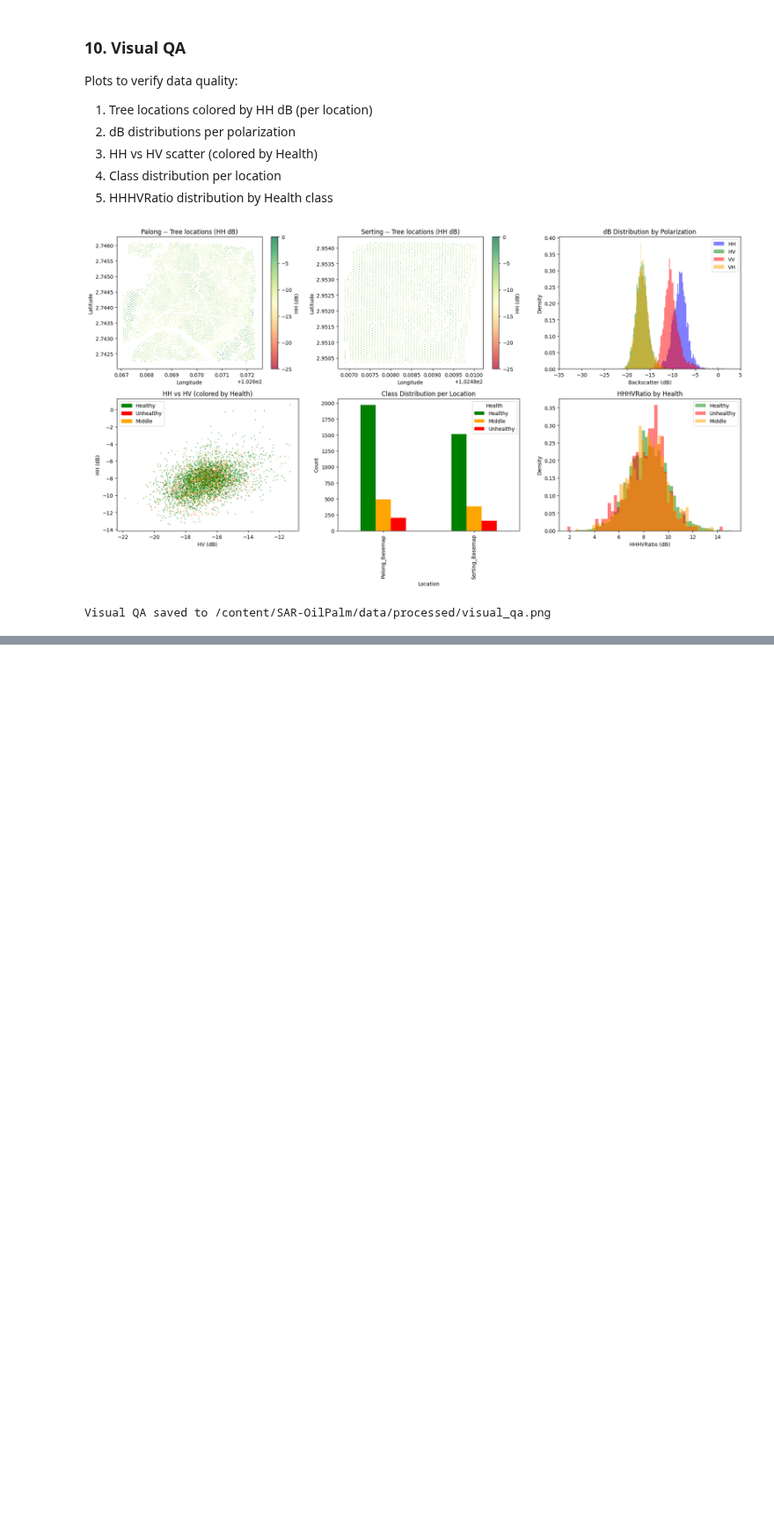
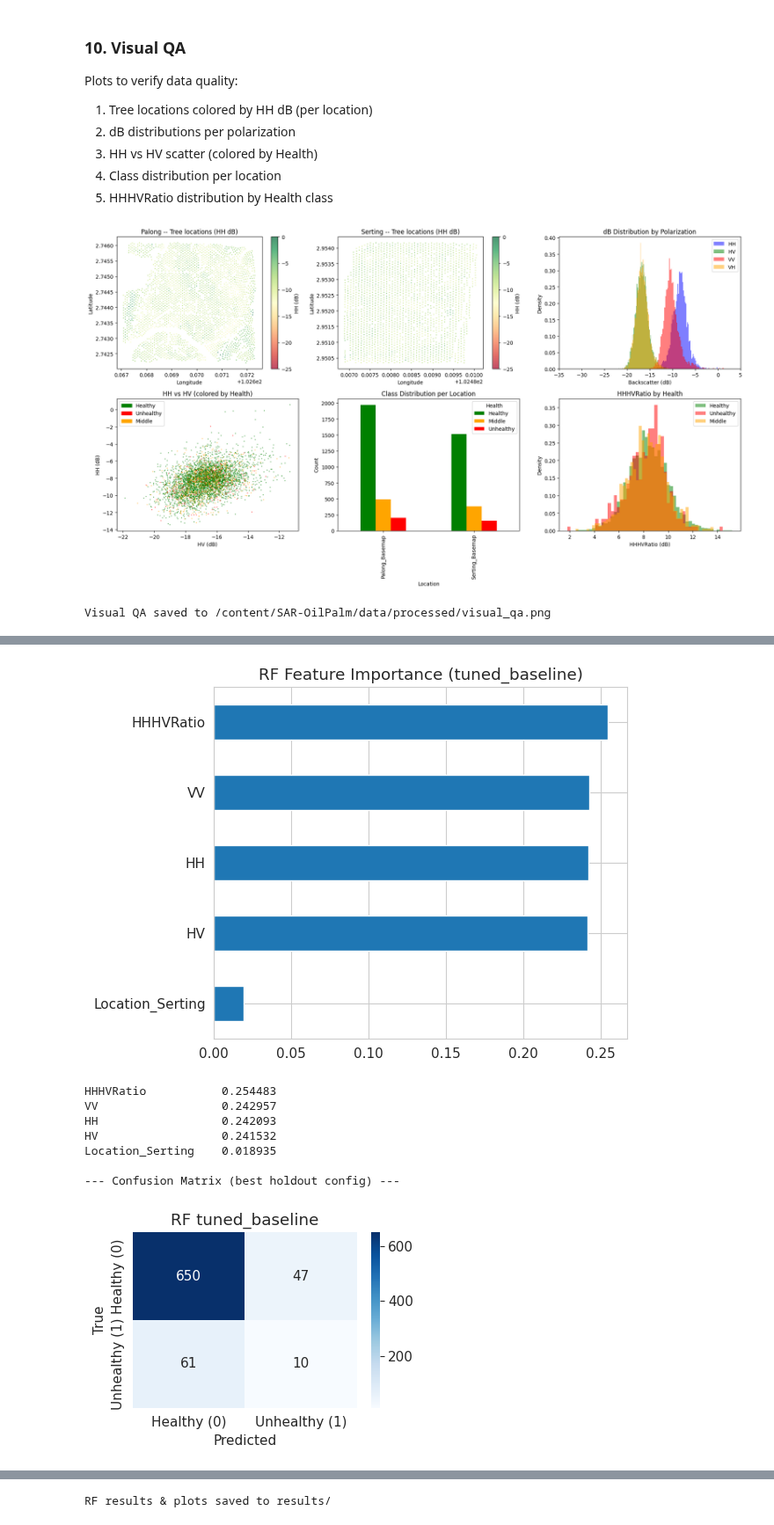
Before and after one commit to Leejames2305/SAR-OilPalm-Detection, a Jupyter notebook: main.ipynb, the cells around one changed output, grey strips where cells are left out. Shown at 88% size. Drawn from its saved outputs; the diff is of its cells as text; code cells hidden in the pictures; blank space fills up the shorter version.

```diff
--- a/main.ipynb
+++ b/main.ipynb
@@ -878,0 +935,14 @@ Visual QA saved to /content/SAR-OilPalm/data/processed/visual_qa.png
+# %%
+from sklearn.model_selection import train_test_split
+
+TEST_SIZE = 0.2
+
+X_train, X_test, y_train, y_test = train_test_split(
+    X, y, test_size=TEST_SIZE, random_state=RANDOM_STATE, stratify=y
+)
+
+print(f"=== Hold-out Split (80:20, stratified) ===")
+print(f"Train: {X_train.shape[0]} samples")
+print(f"  Healthy={sum(y_train==0)}, Unhealthy={sum(y_train==1)}, ratio={sum(y_train==0)/max(sum(y_train==1),1):.1f}:1")
+print(f"Test:  {X_test.shape[0]} samples")
+print(f"  Healthy={sum(y_test==0)}, Unhealthy={sum(y_test==1)}, ratio={sum(y_test==0)/max(sum(y_test==1),1):.1f}:1")
@@ -878,0 +1341,55 @@ Visual QA saved to /content/SAR-OilPalm/data/processed/visual_qa.png
+# %%
+# -- RF Results Table --
+DISPLAY = ['roc_auc', 'pr_auc', 'f1_binary', 'f1_macro', 'balanced_accuracy',
+           'recall', 'precision', 'runtime_train_s']
+
+print("=" * 90)
+print("                   RANDOM FOREST RESULTS")
+print("=" * 90)
+
+rf_hold = pd.read_csv(f"{RESULTS_DIR}/rf_holdout.csv")
+print("\n--- Hold-out ---")
+print(rf_hold[['config'] + [c for c in DISPLAY if c in rf_hold.columns]].to_string(index=False))
+
+rf_cv = pd.read_csv(f"{RESULTS_DIR}/rf_cv.csv")
+score_cols = [c for c in DISPLAY if c in rf_cv.columns]
+cv_agg = rf_cv.groupby('config')[score_cols].agg(['mean', 'std'])
+print("\n--- CV (mean \u00b1 std, 15 folds) ---")
+for cfg in cv_agg.index:
+    print(f"\n  [{cfg}]")
+    for col in score_cols:
+        print(f"    {col}: {cv_agg.loc[cfg, (col, 'mean')]:.4f} \u00b1 {cv_agg.loc[cfg, (col, 'std')]:.4f}")
+
+# Feature Importance from best model (by holdout ROC-AUC)
+print("\n--- Feature Importance (best holdout config) ---")
+best_cfg = rf_hold.sort_values('roc_auc', ascending=False).iloc[0]['config']
+best_pipe = rf_gs.best_estimator_  # fitted tuned model
+importances = pd.Series(best_pipe.feature_importances_, index=feature_names)
+importances.sort_values().plot(kind='barh', title=f'RF Feature Importance ({best_cfg})')
+plt.tight_layout()
+plt.savefig(f"{PLOTS_DIR}/rf_feature_importance.png", dpi=150, bbox_inches='tight')
+plt.show()
+print(importances.sort_values(ascending=False).to_string())
+
+print("\n--- Confusion Matrix (best holdout config) ---")
+best_row = rf_hold[rf_hold['config'] == best_cfg].iloc[0]
+cm = [[best_row['tn'], best_row['fp']],
+      [best_row['fn'], best_row['tp']]]
+fig, ax = plt.subplots(figsize=(4, 3))
+plot_confusion_matrix(cm, f'RF {best_cfg}', ax)
+plt.tight_layout()
+plt.savefig(f"{PLOTS_DIR}/rf_confusion_{best_cfg}.png", dpi=150, bbox_inches='tight')
+plt.show()
+
+# ROC & PR curves (all 4 configs)
+fig, (ax_roc, ax_pr) = plt.subplots(1, 2, figsize=(12, 5))
+for cfg_name, factory, use_smote, use_scaling in rf_configs:
+    pipe = build_pipeline(factory(), use_smote=use_smote, use_scaling=use_scaling)
+    plot_roc_pr_for_model(pipe, X_train, y_train, X_test, y_test,
+                          cfg_name, ax_roc, ax_pr)
+plt.tight_layout()
+plt.savefig(f"{PLOTS_DIR}/rf_roc_pr.png", dpi=150, bbox_inches='tight')
+plt.show()
+
+print("\nRF results & plots saved to results/")
+# %% [output]
@@ -878,0 +1413,9 @@ Visual QA saved to /content/SAR-OilPalm/data/processed/visual_qa.png
+[figure, added]
+HHHVRatio           0.254483
+VV                  0.242957
+HH                  0.242093
+HV                  0.241532
+Location_Serting    0.018935
+
+--- Confusion Matrix (best holdout config) ---
+[figure, added]
@@ -878,0 +1423 @@ Visual QA saved to /content/SAR-OilPalm/data/processed/visual_qa.png
+RF results & plots saved to results/
```
Also changed, not shown: parts of 32 cells of this notebook.
